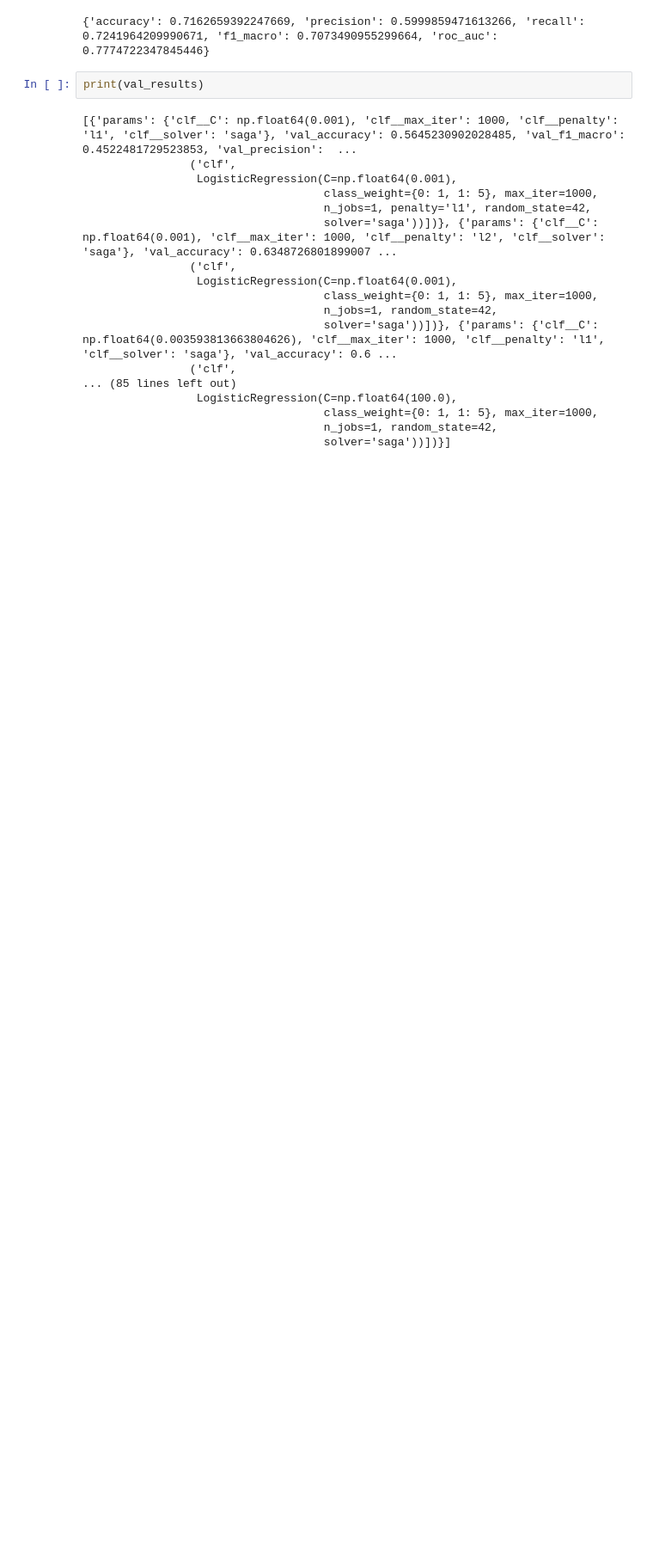
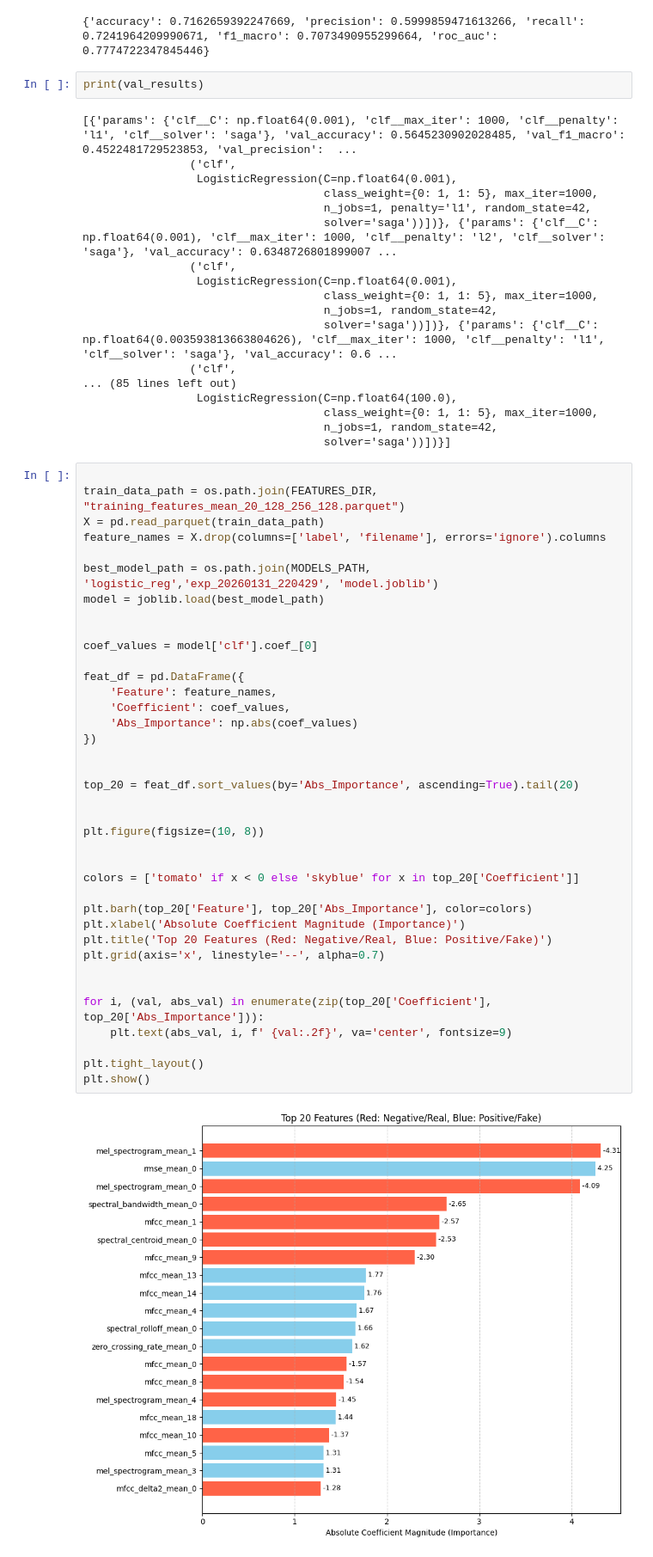
Before and after one commit to g-nazos/audio-deepfake-detection, a Jupyter notebook: notebooks/logistic_regression.ipynb, the cells around one changed output. Shown at 86% size. Drawn from its saved outputs; the diff is of its cells as text; blank space fills up the shorter version.

```diff
--- a/notebooks/logistic_regression.ipynb
+++ b/notebooks/logistic_regression.ipynb
@@ -331,3 +334,43 @@ print(val_results)
                                     class_weight={0: 1, 1: 5}, max_iter=1000,
                                     n_jobs=1, random_state=42,
                                     solver='saga'))])}]
+# %%
+
+train_data_path = os.path.join(FEATURES_DIR, "training_features_mean_20_128_256_128.parquet")
+X = pd.read_parquet(train_data_path)
+feature_names = X.drop(columns=['label', 'filename'], errors='ignore').columns
+
+best_model_path = os.path.join(MODELS_PATH, 'logistic_reg','exp_20260131_220429', 'model.joblib')
+model = joblib.load(best_model_path)
+
+
+coef_values = model['clf'].coef_[0]
+
+feat_df = pd.DataFrame({
+    'Feature': feature_names,
+    'Coefficient': coef_values,
+    'Abs_Importance': np.abs(coef_values)
+})
+
+
+top_20 = feat_df.sort_values(by='Abs_Importance', ascending=True).tail(20)
+
+
+plt.figure(figsize=(10, 8))
+
+
+colors = ['tomato' if x < 0 else 'skyblue' for x in top_20['Coefficient']]
+
+plt.barh(top_20['Feature'], top_20['Abs_Importance'], color=colors)
+plt.xlabel('Absolute Coefficient Magnitude (Importance)')
+plt.title('Top 20 Features (Red: Negative/Real, Blue: Positive/Fake)')
+plt.grid(axis='x', linestyle='--', alpha=0.7)
+
+
+for i, (val, abs_val) in enumerate(zip(top_20['Coefficient'], top_20['Abs_Importance'])):
+    plt.text(abs_val, i, f' {val:.2f}', va='center', fontsize=9)
+
+plt.tight_layout()
+plt.show()
+# %% [output]
+[figure, added]
```
Also changed, not shown: parts of 1 cell of this notebook, 1 other file.
